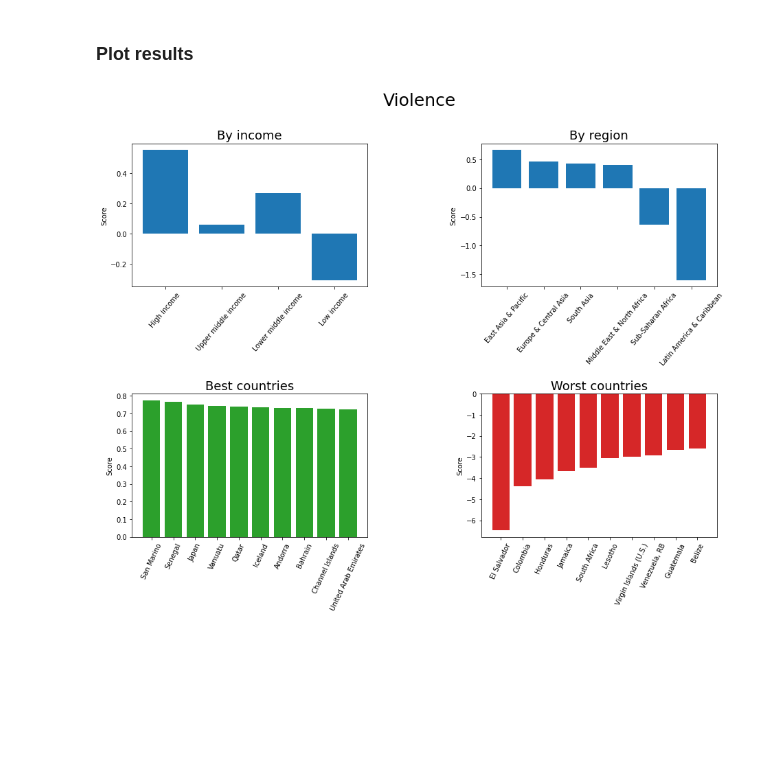
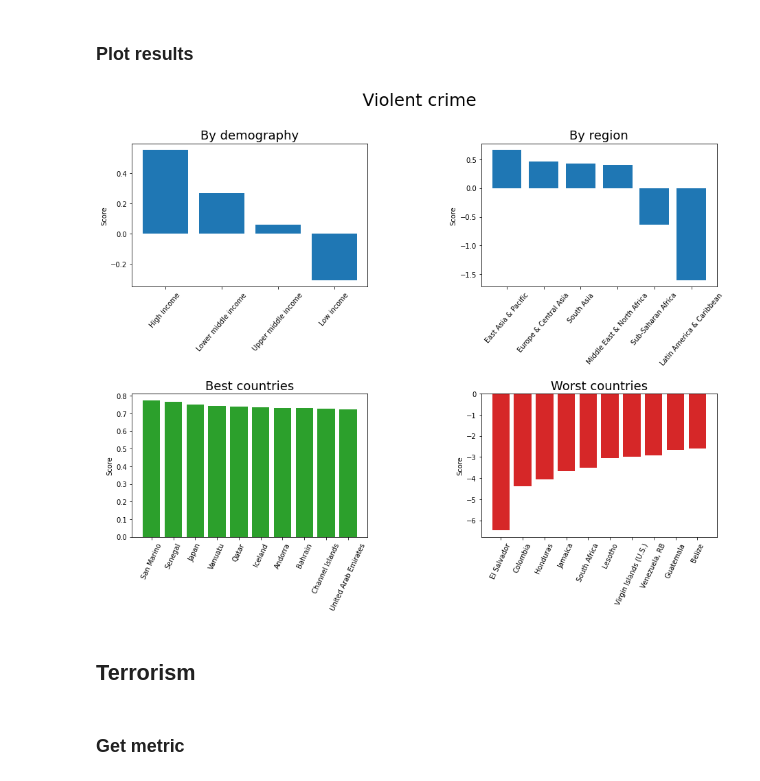
Before and after one commit to jcarterlab/Into-the-Wild, a Jupyter notebook: Into_the_Wild.ipynb, the cells around one changed output. Drawn from its saved outputs; the diff is of its cells as text; code cells hidden in the pictures; blank space fills up the shorter version.

```diff
--- a/Into_the_Wild.ipynb
+++ b/Into_the_Wild.ipynb
@@ -72,11 +90,15 @@ import warnings
 warnings.filterwarnings("ignore", category=UserWarning)
 
 # gets a list of barplots based on income, regions and best and worst countries
-def barplot_dfs(df):
-    income_df = df[df.index.isin(income_classifications)].loc[income_classifications]
-    regions_df = df[df.index.isin(regions)].loc[regions].sort_values('Avg', ascending=False)
-    country_names = list(df.loc[(df.index.isin(income_classifications)==False) & (df.index.isin(regions)==False)].index.values)
+def prep_barplot_dfs(df, countries_only):
+    country_names = list(df[~(df.index.isin(demographic)) & ~(df.index.isin(regions))].index.values)
     best_countries_df = df.loc[country_names].sort_values('Avg', ascending=False).iloc[0:10]
     worst_countries_df = df.loc[country_names].sort_values('Avg', ascending=True).iloc[0:10]
-    return [income_df, regions_df, best_countries_df, worst_countries_df]
+
+    if countries_only == False:
+        demographic_df = df.filter(items=demographic_viz, axis=0).sort_values('Avg', ascending=False)
+        regions_df = df.filter(items=regions_viz, axis=0).sort_values('Avg', ascending=False)
+        return [demographic_df, regions_df, best_countries_df, worst_countries_df]
+    else:
+        return [best_countries_df, worst_countries_df]
 # %% [markdown]
@@ -146,37 +194,14 @@ barplot_summary(gender_df, title='Gender')
 # %% [markdown]
 ### Get metric
 # %%
-# imports violence data
-intentional_homicides = pd.read_csv('C:/Users/HUAWEI/Desktop/Projects/Into-the-Wild/Data/intentional_homicides.csv')
-
-#
-intentional_homicides.columns = ['Country', 'C Code', 'Indicator', 'I code'] + list(range(1960, 2023, 1))
-
-#
-intentional_homicides = intentional_homicides.iloc[4:len(intentional_homicides)].reset_index(drop=True)
-
-#
-intentional_homicides = intentional_homicides.drop(['C Code', 'Indicator', 'I code'], axis=1)
-
-#
-cols = ['Country'] + list(range(2010,2023, 1))
-intentional_homicides.loc[:,cols]
-
-#
-intentional_homicides_avg_df = intentional_homicides.mean(axis=1)
-intentional_homicides_avg_df.index = intentional_homicides.Country
-
-#
-not_null = intentional_homicides_avg_df.isnull().values==False
-intentional_homicides_df = pd.DataFrame({'Avg': intentional_homicides_avg_df.loc[not_null]})
-
-#
-intentional_homicides_df.Avg = z_score(intentional_homicides_df.Avg)
-
-intentional_homicides_df.Avg = intentional_homicides_df.Avg*-1
+intentional_homicides_df = WB_longform_data('intentional_homicides')
 # %% [markdown]
 ### Plot results
 # %%
-barplot_summary(intentional_homicides_df, title='Violence')
+barplot_summary(intentional_homicides_df, title='Violent crime')
 # %% [output]
-[figure, old version]
+[figure, new version]
+# %% [markdown]
+## Terrorism
+# %% [markdown]
+### Get metric
```
Also changed, not shown: parts of 23 cells of this notebook, 3 other files.
